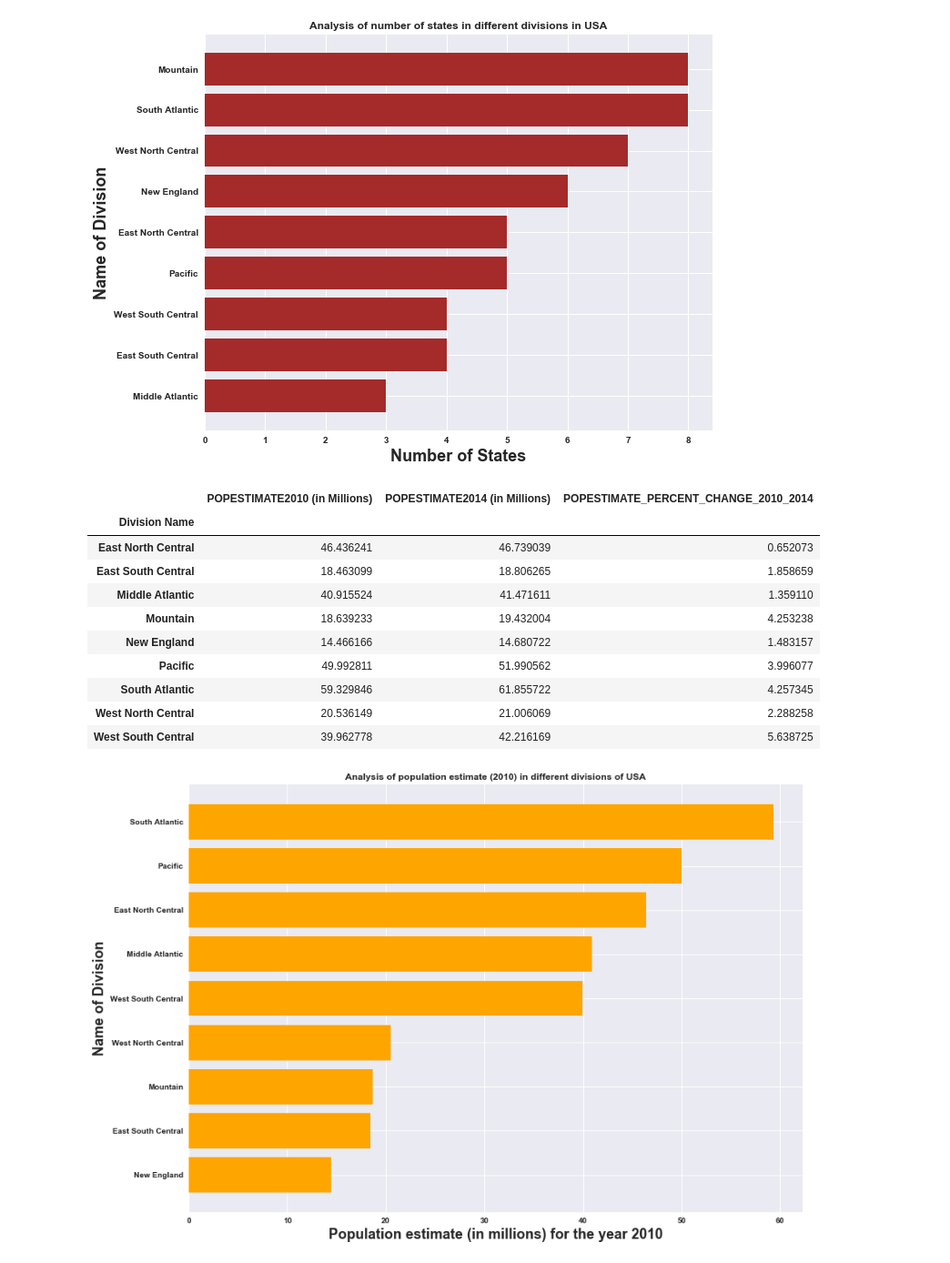
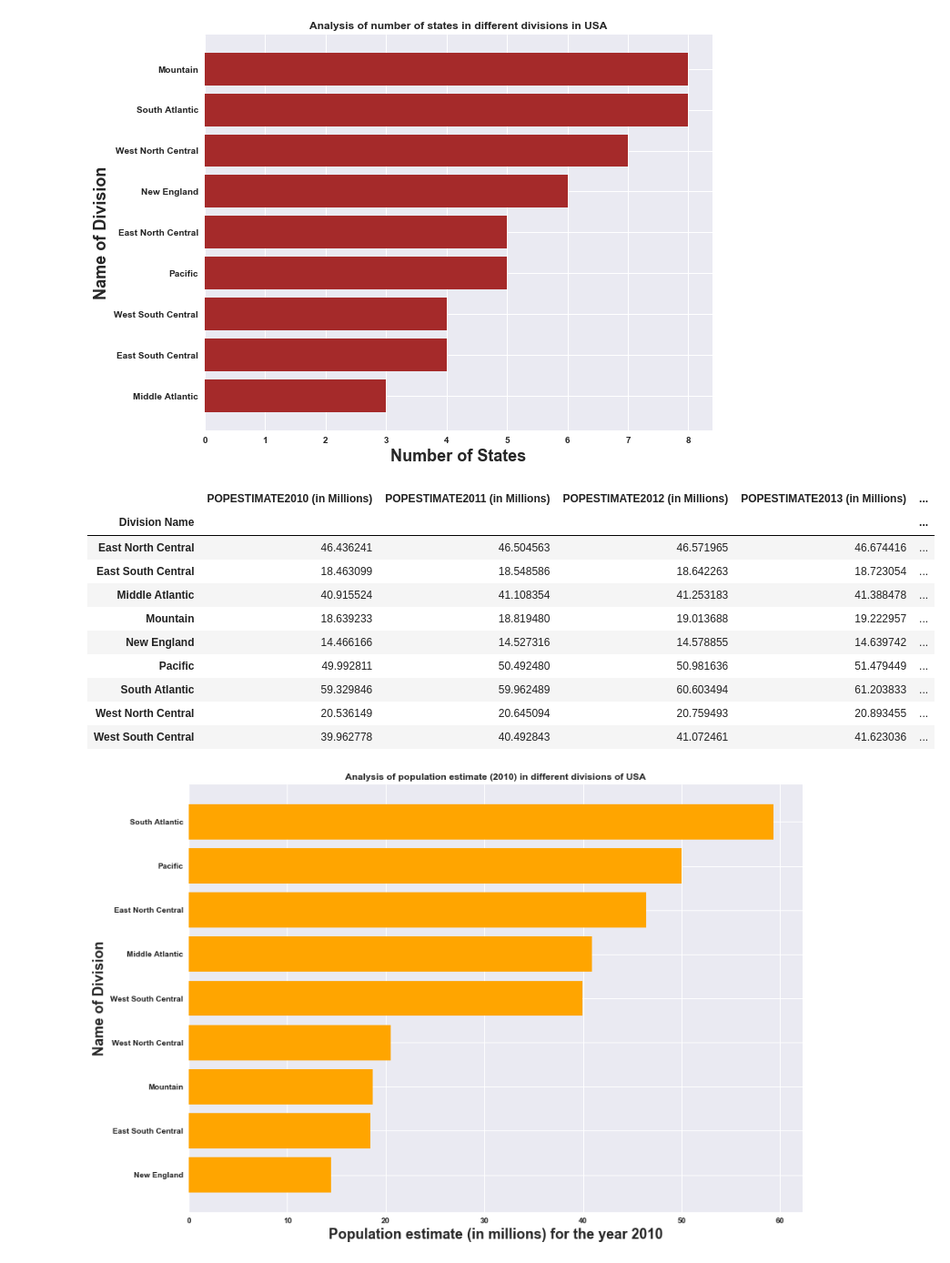
Before and after one commit to bodhisattamaiti25/projects-data-science, a Jupyter notebook: US_Energy_Economic_Census_Data_Analysis/US_Energy_Economic_Census_Data_Analysis.ipynb, the cells around one changed output. Shown at 91% size. Cells and saved outputs as stored; diff of their text form; code cells hidden in the pictures.

```diff
--- a/US_Energy_Economic_Census_Data_Analysis/US_Energy_Economic_Census_Data_Analysis.ipynb
+++ b/US_Energy_Economic_Census_Data_Analysis/US_Energy_Economic_Census_Data_Analysis.ipynb
@@ -176,21 +182,30 @@ popestimate_by_division_df = energy_economic_census_df_filtered.groupby(['Divisi
-# %%
-popestimate_by_division_df['POPESTIMATE_PERCENT_CHANGE_2010_2014'] = ((popestimate_by_division_df['POPESTIMATE2014'] - popestimate_by_division_df['POPESTIMATE2010'])/popestimate_by_division_df['POPESTIMATE2010'])*100
-popestimate_by_division_df['POPESTIMATE2010'] = popestimate_by_division_df['POPESTIMATE2010']/1e6
-popestimate_by_division_df['POPESTIMATE2014'] = popestimate_by_division_df['POPESTIMATE2014']/1e6
-popestimate_by_division_df.rename(index=str, columns={"POPESTIMATE2010": "POPESTIMATE2010 (in Millions)", "POPESTIMATE2014": "POPESTIMATE2014 (in Millions)"}, inplace=True)
-popestimate_by_division_df
-# %% [output]
-|  | POPESTIMATE2010 (in Millions) | POPESTIMATE2014 (in Millions) | POPESTIMATE_PERCENT_CHANGE_2010_2014 |
-| Division Name |  |  |  |
-| East North Central | 46.436241 | 46.739039 | 0.652073 |
-| East South Central | 18.463099 | 18.806265 | 1.858659 |
-| Middle Atlantic | 40.915524 | 41.471611 | 1.359110 |
-| Mountain | 18.639233 | 19.432004 | 4.253238 |
-| New England | 14.466166 | 14.680722 | 1.483157 |
-| Pacific | 49.992811 | 51.990562 | 3.996077 |
-| South Atlantic | 59.329846 | 61.855722 | 4.257345 |
-| West North Central | 20.536149 | 21.006069 | 2.288258 |
-| West South Central | 39.962778 | 42.216169 | 5.638725 |
+# %%
+for cur_col in list(popestimate_by_division_df.columns):
+    popestimate_by_division_df[cur_col] = popestimate_by_division_df[cur_col]/1e6
+
+popestimate_by_division_df['POPESTIMATE_PERCENT_CHANGE_2010_2014'] = ((popestimate_by_division_df['POPESTIMATE2014'] - popestimate_by_division_df['POPESTIMATE2010'])/popestimate_by_division_df['POPESTIMATE2010'])*100
+
+rename_columns = {
+    "POPESTIMATE2010": "POPESTIMATE2010 (in Millions)",
+    "POPESTIMATE2011": "POPESTIMATE2011 (in Millions)",
+    "POPESTIMATE2012": "POPESTIMATE2012 (in Millions)",
+    "POPESTIMATE2013": "POPESTIMATE2013 (in Millions)",
+    "POPESTIMATE2014": "POPESTIMATE2014 (in Millions)"
+}
+popestimate_by_division_df.rename(index=str, columns=rename_columns, inplace=True)
+popestimate_by_division_df
+# %% [output]
+|  | POPESTIMATE2010 (in Millions) | POPESTIMATE2011 (in Millions) | POPESTIMATE2012 (in Millions) | POPESTIMATE2013 (in Millions) | ... |
+| Division Name |  |  |  |  | ... |
+| East North Central | 46.436241 | 46.504563 | 46.571965 | 46.674416 | ... |
+| East South Central | 18.463099 | 18.548586 | 18.642263 | 18.723054 | ... |
+| Middle Atlantic | 40.915524 | 41.108354 | 41.253183 | 41.388478 | ... |
+| Mountain | 18.639233 | 18.819480 | 19.013688 | 19.222957 | ... |
+| New England | 14.466166 | 14.527316 | 14.578855 | 14.639742 | ... |
+| Pacific | 49.992811 | 50.492480 | 50.981636 | 51.479449 | ... |
+| South Atlantic | 59.329846 | 59.962489 | 60.603494 | 61.203833 | ... |
+| West North Central | 20.536149 | 20.645094 | 20.759493 | 20.893455 | ... |
+| West South Central | 39.962778 | 40.492843 | 41.072461 | 41.623036 | ... |
 # %%
 popestimate2010_vals = []
 popestimate2014_vals = []
```
Also changed, not shown: parts of 8 cells of this notebook, 2 other files.
